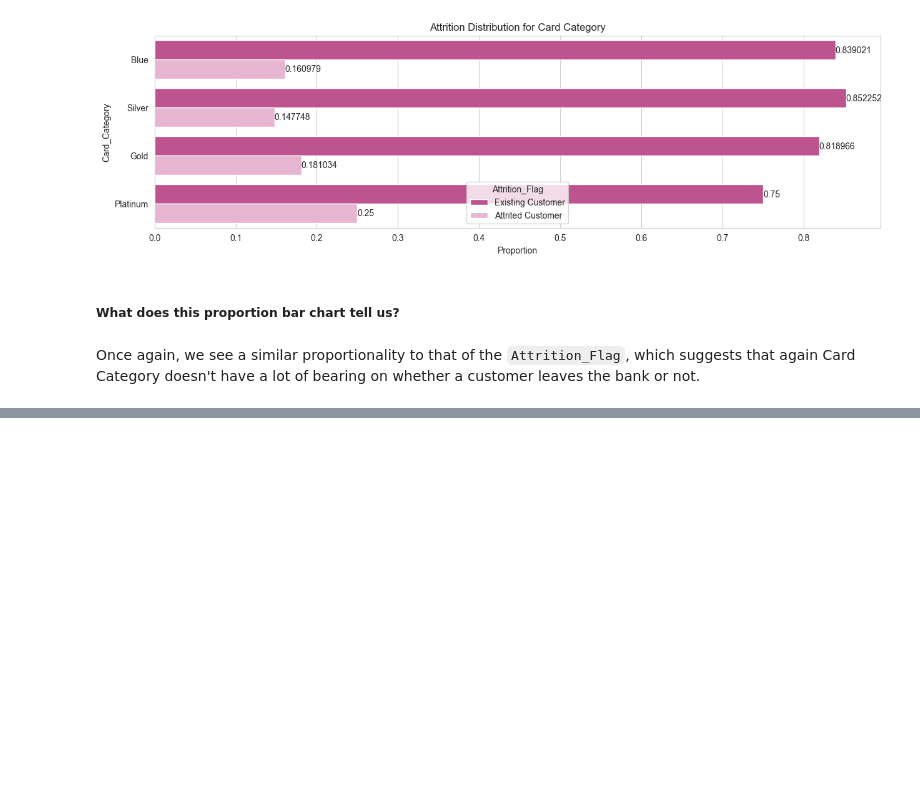
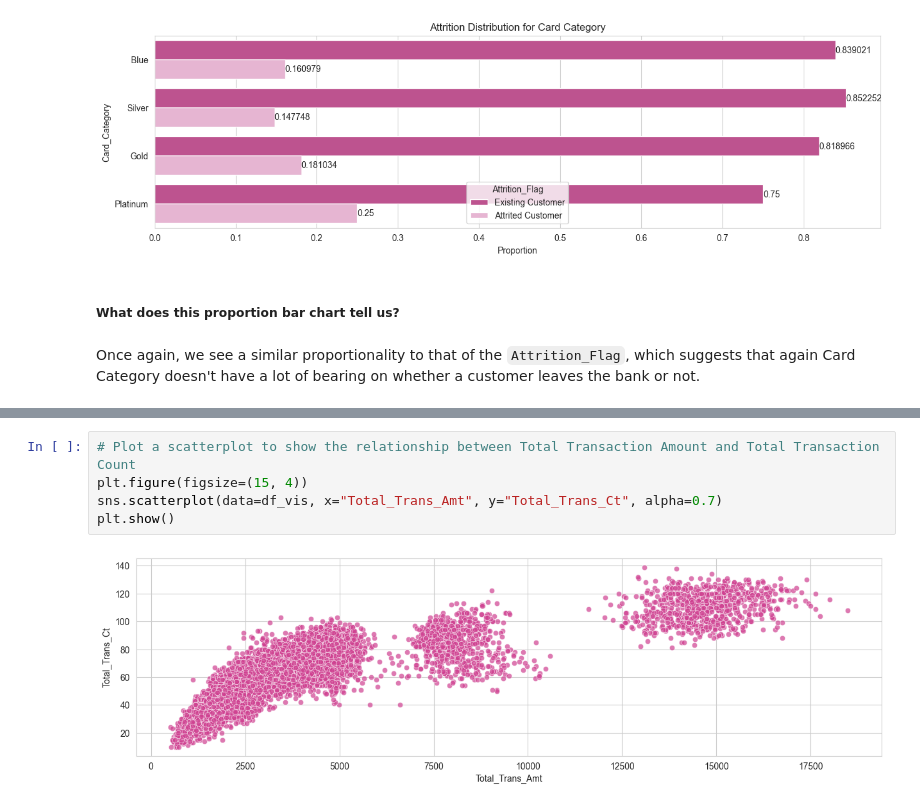
Before and after one commit to elhope23/credit-card-customer-churn-analysis, a Jupyter notebook: jupyter_notebooks/Stage3-Visualisation.ipynb, the cells around one changed output, grey strips where cells are left out. Saved outputs shown, nothing was run; the diff lists cells and outputs as text; blank space fills up the shorter version.

Commit message:
Stage 3 | EDA: Visualise transaction behaviour on scatterplot

```diff
--- a/jupyter_notebooks/Stage3-Visualisation.ipynb
+++ b/jupyter_notebooks/Stage3-Visualisation.ipynb
@@ -300,0 +310,7 @@ Once again, we see a similar proportionality to that of the `Attrition_Flag`, wh
+# %%
+# Plot a scatterplot to show the relationship between Total Transaction Amount and Total Transaction Count
+plt.figure(figsize=(15, 4))
+sns.scatterplot(data=df_vis, x="Total_Trans_Amt", y="Total_Trans_Ct", alpha=0.7)
+plt.show()
+# %% [output]
+[figure, added]
```
Also changed, not shown: parts of 8 cells of this notebook.
